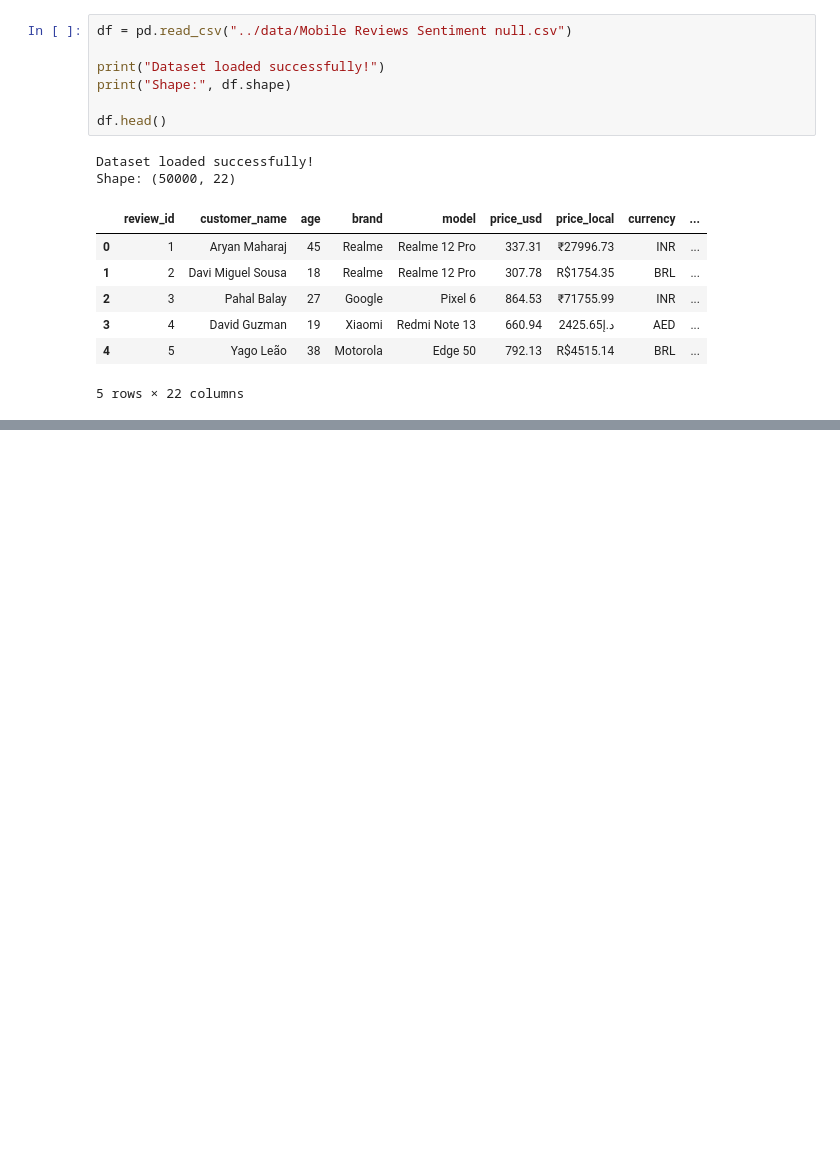
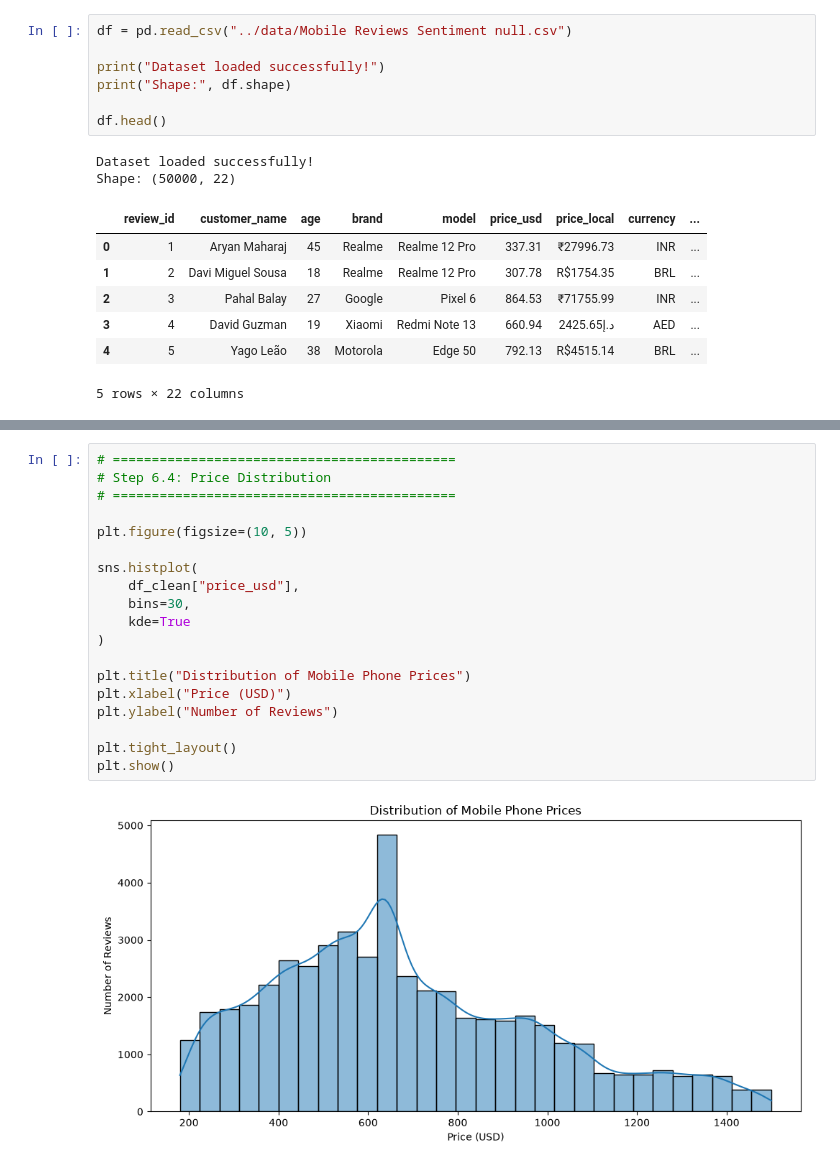
Before and after one commit to paulrobinsonr/Mobile_product_segmentation, a Jupyter notebook: mobile_prt_seg.ipynb, the cells around one changed output, grey strips where cells are left out. Saved outputs shown, nothing was run; the diff lists cells and outputs as text; blank space fills up the shorter version.

```diff
--- a/mobile_prt_seg.ipynb
+++ b/mobile_prt_seg.ipynb
@@ -35,0 +342,21 @@ Shape: (50000, 22)
+# %%
+# ============================================
+# Step 6.4: Price Distribution
+# ============================================
+
+plt.figure(figsize=(10, 5))
+
+sns.histplot(
+    df_clean["price_usd"],
+    bins=30,
+    kde=True
+)
+
+plt.title("Distribution of Mobile Phone Prices")
+plt.xlabel("Price (USD)")
+plt.ylabel("Number of Reviews")
+
+plt.tight_layout()
+plt.show()
+# %% [output]
+[figure, added]
```
Also changed, not shown: parts of 34 cells of this notebook, 6 other files.
